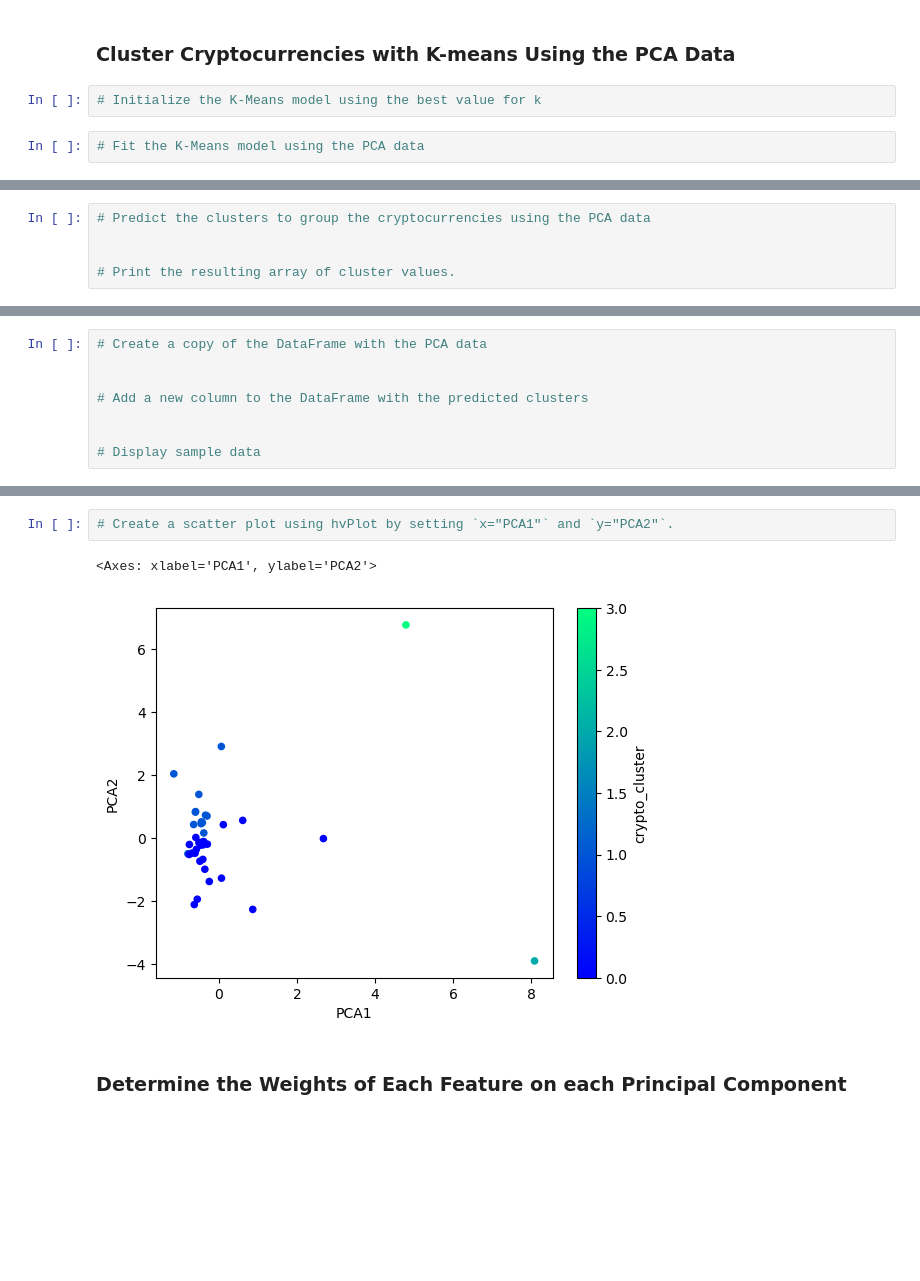
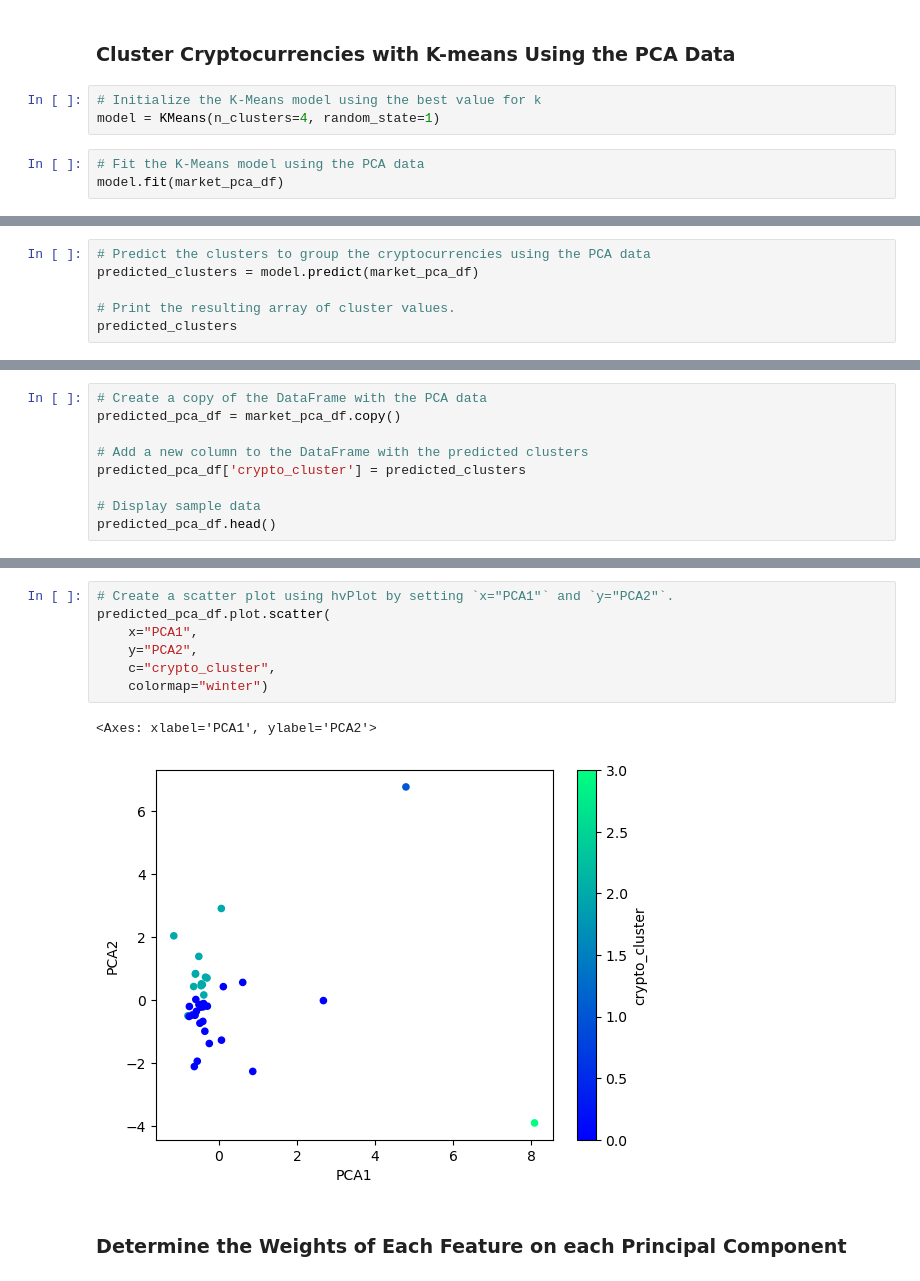
Before and after one commit to JimGile/CryptoClustering, a Jupyter notebook: notebooks/Crypto_Clustering.ipynb, the cells around one changed output, grey strips where cells are left out. Cells and saved outputs as stored; diff of their text form; blank space fills up the shorter version.

```diff
--- a/notebooks/Crypto_Clustering.ipynb
+++ b/notebooks/Crypto_Clustering.ipynb
@@ -269,5 +348,7 @@ array([0.3719856 , 0.34700813, 0.17603793])
 ### Cluster Cryptocurrencies with K-means Using the PCA Data
 # %%
 # Initialize the K-Means model using the best value for k
+model = KMeans(n_clusters=4, random_state=1)
 # %%
 # Fit the K-Means model using the PCA data
+model.fit(market_pca_df)
@@ -274,5 +357,6 @@ array([0.3719856 , 0.34700813, 0.17603793])
 # %%
 # Predict the clusters to group the cryptocurrencies using the PCA data
-
+predicted_clusters = model.predict(market_pca_df)
 
 # Print the resulting array of cluster values.
+predicted_clusters
@@ -279,11 +366,12 @@ array([0.3719856 , 0.34700813, 0.17603793])
 # %%
 # Create a copy of the DataFrame with the PCA data
-
+predicted_pca_df = market_pca_df.copy()
 
 # Add a new column to the DataFrame with the predicted clusters
-
+predicted_pca_df['crypto_cluster'] = predicted_clusters
 
 # Display sample data
+predicted_pca_df.head()
 # %% [output]
 |  | PCA1 | PCA2 | PCA3 | crypto_cluster |
 | coin_id |  |  |  |  |
@@ -295,8 +383,13 @@ array([0.3719856 , 0.34700813, 0.17603793])
 # %%
 # Create a scatter plot using hvPlot by setting `x="PCA1"` and `y="PCA2"`.
+predicted_pca_df.plot.scatter(
+    x="PCA1",
+    y="PCA2",
+    c="crypto_cluster",
+    colormap="winter")
 # %% [output]
 <Axes: xlabel='PCA1', ylabel='PCA2'>
-[figure, old version]
+[figure, new version]
 # %% [markdown]
 ### Determine the Weights of Each Feature on each Principal Component
 # %%
```
Also changed, not shown: parts of 24 cells of this notebook.
